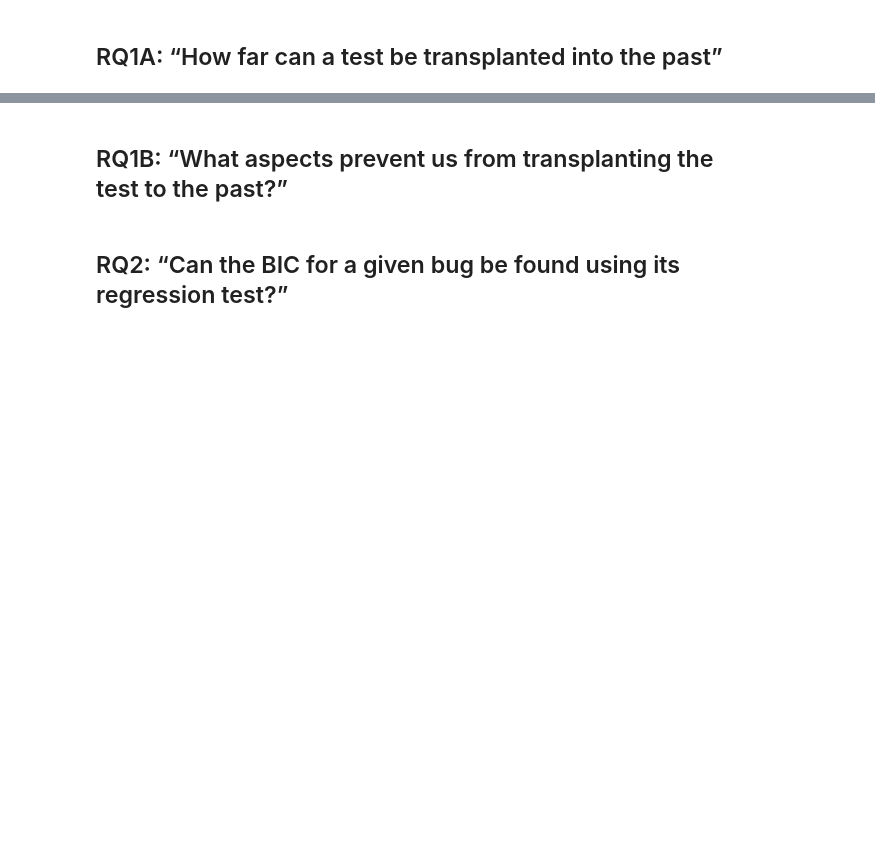
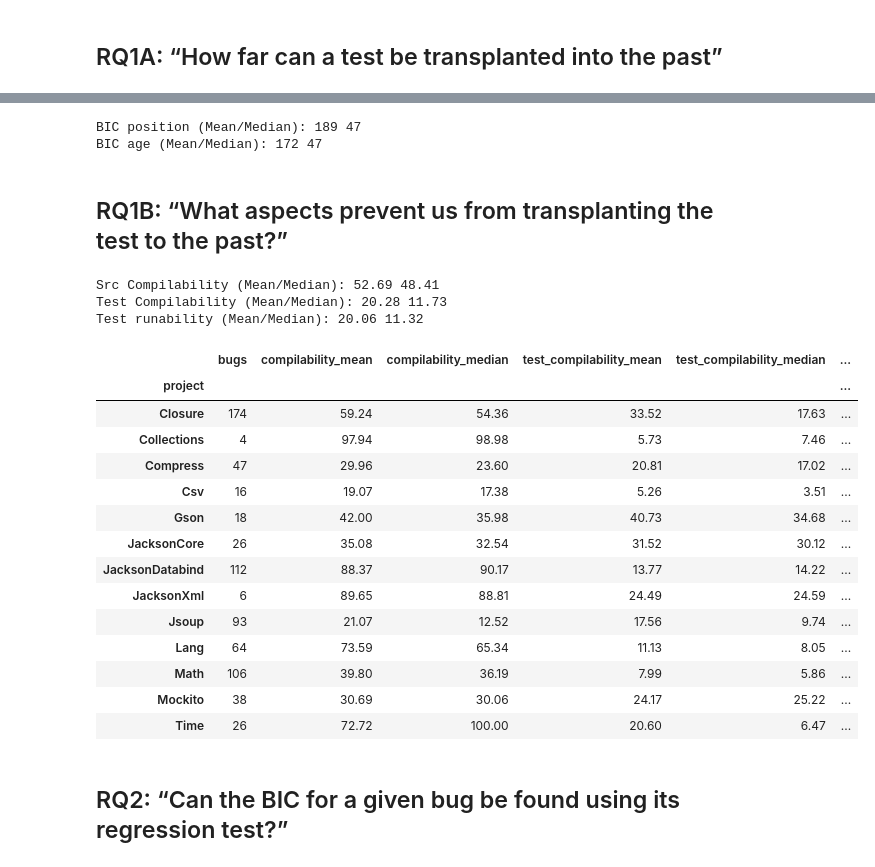
Before and after one commit to codeurjc/BugHunter, a Jupyter notebook: analysis/Analysis.ipynb, the cells around one changed output, grey strips where cells are left out. Cells and saved outputs as stored; diff of their text form; code cells hidden in the pictures; blank space fills up the shorter version.

```diff
--- a/analysis/Analysis.ipynb
+++ b/analysis/Analysis.ipynb
@@ -99,27 +155,49 @@ bic_position = regressions_df['bic_position']
 bic_age = regressions_df['bic_age']
 print("BIC position (Mean/Median): %d %d"%(bic_position.mean(), bic_position.median()))
 print("BIC age (Mean/Median): %d %d"%(bic_age.mean(), bic_age.median()))
-regressions_df
+# %% [output]
+BIC position (Mean/Median): 189 47
+BIC age (Mean/Median): 172 47
 # %% [markdown]
 ## RQ1B: “What aspects prevent us from transplanting the test to the past?”
 # %%
-resume_df.groupby('project').agg(
+resume_df_agg = resume_df.groupby('project').agg(
     bugs=('project','size'),
     #s_bics=('one_bic_found','sum'),
     #m_bics=('n_bic_found','sum'),
     compilability_mean=('compilability','mean'),
     compilability_median=('compilability','median'),
     test_compilability_mean=('testCompilability','mean'),
     test_compilability_median=('testCompilability','median'),
     ratio_mean=('executionsOnPast_rate','mean'),
     ratio_median=('executionsOnPast_rate','median'),
-).round(0)
+)
 compilability = resume_df['compilability']
 t_compilability = resume_df['testCompilability']
 t_runnability = resume_df['executionsOnPast_rate']
 print("Src Compilability (Mean/Median): %.2f %.2f"%(compilability.mean(), compilability.median()))
 print("Test Compilability (Mean/Median): %.2f %.2f"%(t_compilability.mean(), t_compilability.median()))
 print("Test runability (Mean/Median): %.2f %.2f"%(t_runnability.mean(), t_runnability.median()))
+resume_df_agg.round(2)
+# %% [output]
+Src Compilability (Mean/Median): 52.69 48.41
+Test Compilability (Mean/Median): 20.28 11.73
+Test runability (Mean/Median): 20.06 11.32
+|  | bugs | compilability_mean | compilability_median | test_compilability_mean | test_compilability_median | ... |
+| project |  |  |  |  |  | ... |
+| Closure | 174 | 59.24 | 54.36 | 33.52 | 17.63 | ... |
+| Collections | 4 | 97.94 | 98.98 | 5.73 | 7.46 | ... |
+| Compress | 47 | 29.96 | 23.60 | 20.81 | 17.02 | ... |
+| Csv | 16 | 19.07 | 17.38 | 5.26 | 3.51 | ... |
+| Gson | 18 | 42.00 | 35.98 | 40.73 | 34.68 | ... |
+| JacksonCore | 26 | 35.08 | 32.54 | 31.52 | 30.12 | ... |
+| JacksonDatabind | 112 | 88.37 | 90.17 | 13.77 | 14.22 | ... |
+| JacksonXml | 6 | 89.65 | 88.81 | 24.49 | 24.59 | ... |
+| Jsoup | 93 | 21.07 | 12.52 | 17.56 | 9.74 | ... |
+| Lang | 64 | 73.59 | 65.34 | 11.13 | 8.05 | ... |
+| Math | 106 | 39.80 | 36.19 | 7.99 | 5.86 | ... |
+| Mockito | 38 | 30.69 | 30.06 | 24.17 | 25.22 | ... |
+| Time | 26 | 72.72 | 100.00 | 20.60 | 6.47 | ... |
 # %% [markdown]
 ## RQ2: “Can the BIC for a given bug be found using its regression test?”
 # %% [markdown]
```
Also changed, not shown: parts of 10 cells of this notebook, 5 other files.
